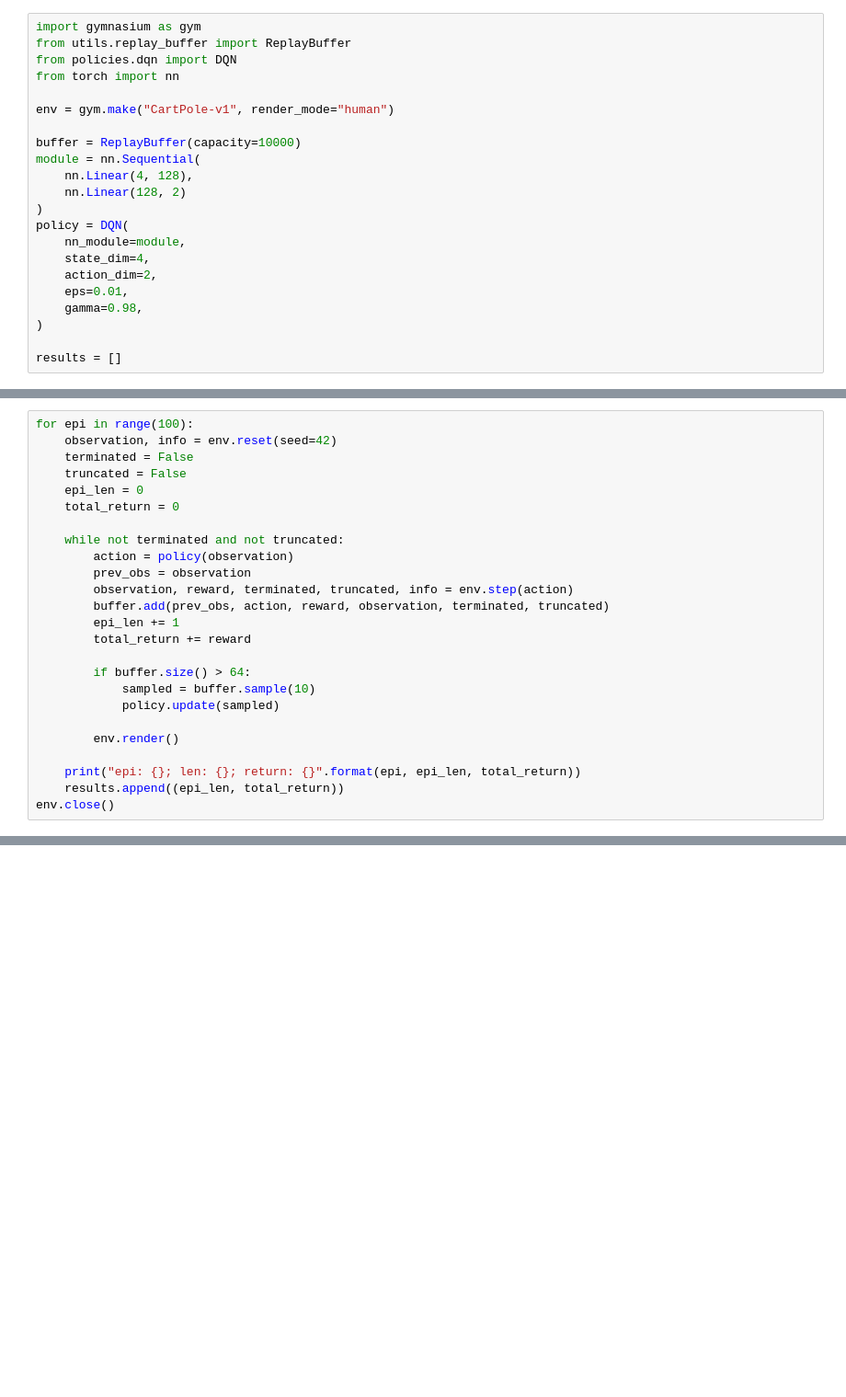
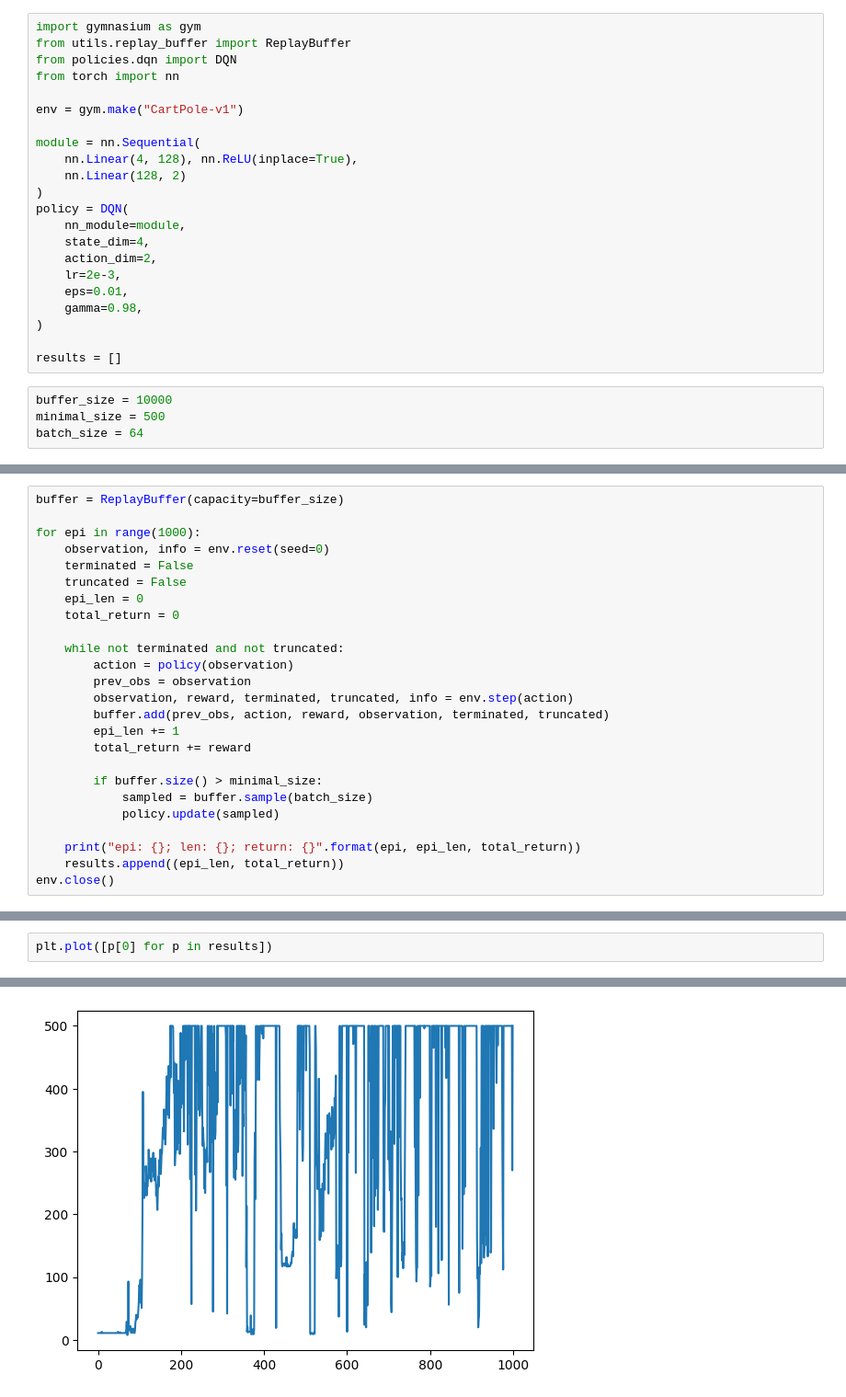
Before and after one commit to waymao/deep-rl, a Jupyter notebook: main.ipynb, the cells around one changed output, grey strips where cells are left out. Shown: that part at 92% size. Drawn from its saved outputs; the diff is of its cells as text; blank space fills up the shorter version.

```diff
--- a/main.ipynb
+++ b/main.ipynb
@@ -7,19 +16,23 @@ from utils.replay_buffer import ReplayBuffer
 from policies.dqn import DQN
 from torch import nn
 
-env = gym.make("CartPole-v1", render_mode="human")
+env = gym.make("CartPole-v1")
 
-buffer = ReplayBuffer(capacity=10000)
 module = nn.Sequential(
-    nn.Linear(4, 128),
+    nn.Linear(4, 128), nn.ReLU(inplace=True),
     nn.Linear(128, 2)
 )
 policy = DQN(
     nn_module=module,
     state_dim=4,
     action_dim=2,
+    lr=2e-3,
     eps=0.01,
     gamma=0.98,
 )
 
 results = []
+# %%
+buffer_size = 10000
+minimal_size = 500
+batch_size = 64
@@ -26,6 +45,8 @@ results = []
 # %%
-for epi in range(100):
-    observation, info = env.reset(seed=42)
+buffer = ReplayBuffer(capacity=buffer_size)
+
+for epi in range(1000):
+    observation, info = env.reset(seed=0)
     terminated = False
     truncated = False
     epi_len = 0
@@ -39,11 +60,9 @@ for epi in range(100):
         epi_len += 1
         total_return += reward
 
-        if buffer.size() > 64:
-            sampled = buffer.sample(10)
+        if buffer.size() > minimal_size:
+            sampled = buffer.sample(batch_size)
             policy.update(sampled)
-
-        env.render()
 
     print("epi: {}; len: {}; return: {}".format(epi, epi_len, total_return))
     results.append((epi_len, total_return))
@@ -68,0 +88,3 @@ epi: 99; len: 42; return: 42.0
+# %%
+plt.plot([p[0] for p in results])
+# %% [output]
@@ -68,0 +92 @@ epi: 99; len: 42; return: 42.0
+[figure, added]
```
Also changed, not shown: parts of 7 cells of this notebook, 4 other files.
